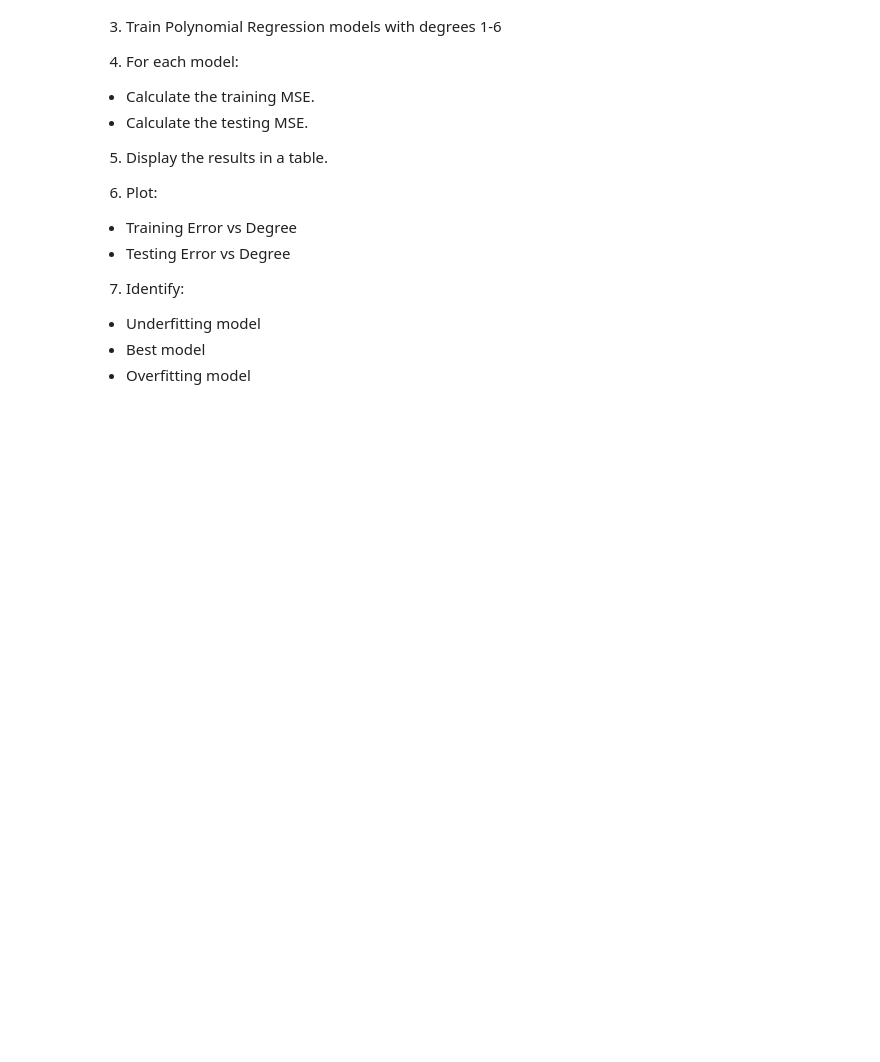
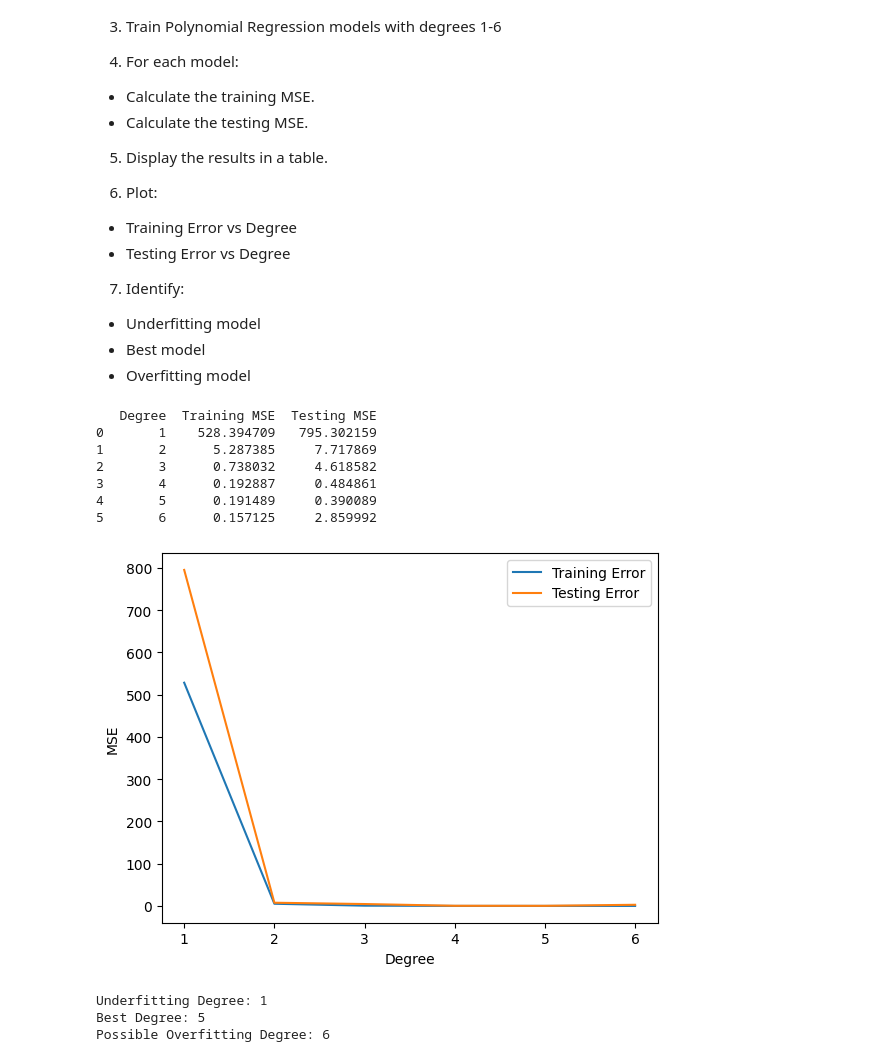
Before and after one commit to Ewanjohndennis/ML_LAB, a Jupyter notebook: assignment3.ipynb, the cells around one changed output. Drawn from its saved outputs; the diff is of its cells as text; code cells hidden in the pictures; blank space fills up the shorter version.

```diff
--- a/assignment3.ipynb
+++ b/assignment3.ipynb
@@ -216,0 +210,69 @@ from sklearn.model_selection import train_test_split, GridSearchCV
+# %%
+import numpy as np
+import pandas as pd
+import matplotlib.pyplot as plt
+
+from sklearn.model_selection import train_test_split
+from sklearn.pipeline import Pipeline
+from sklearn.preprocessing import PolynomialFeatures
+from sklearn.linear_model import LinearRegression
+from sklearn.metrics import mean_squared_error
+
+X=np.arange(1,16).reshape(-1,1)
+
+y=np.array([5,8,15,24,36,50,67,85,
+            108,130,158,190,225,265,310])
+
+X_train,X_test,y_train,y_test=train_test_split(
+    X,y,test_size=0.3,random_state=42)
+
+train_error=[]
+test_error=[]
+
+for degree in range(1,7):
+
+    model=Pipeline([
+        ("poly",PolynomialFeatures(degree)),
+        ("lr",LinearRegression())
+    ])
+
+    model.fit(X_train,y_train)
+
+    train_pred=model.predict(X_train)
+    test_pred=model.predict(X_test)
+
+    train_error.append(mean_squared_error(y_train,train_pred))
+    test_error.append(mean_squared_error(y_test,test_pred))
+
+results=pd.DataFrame({
+    "Degree":range(1,7),
+    "Training MSE":train_error,
+    "Testing MSE":test_error
+})
+
+print(results)
+
+plt.plot(range(1,7),train_error,label="Training Error")
+plt.plot(range(1,7),test_error,label="Testing Error")
+plt.xlabel("Degree")
+plt.ylabel("MSE")
+plt.legend()
+plt.show()
+
+best=np.argmin(test_error)+1
+
+print("Underfitting Degree: 1")
+print("Best Degree:",best)
+print("Possible Overfitting Degree: 6")
+# %% [output]
+   Degree  Training MSE  Testing MSE
+0       1    528.394709   795.302159
+1       2      5.287385     7.717869
+2       3      0.738032     4.618582
+3       4      0.192887     0.484861
+4       5      0.191489     0.390089
+5       6      0.157125     2.859992
+[figure, added]
+Underfitting Degree: 1
+Best Degree: 5
+Possible Overfitting Degree: 6
```
Also changed, not shown: parts of 8 cells of this notebook.
